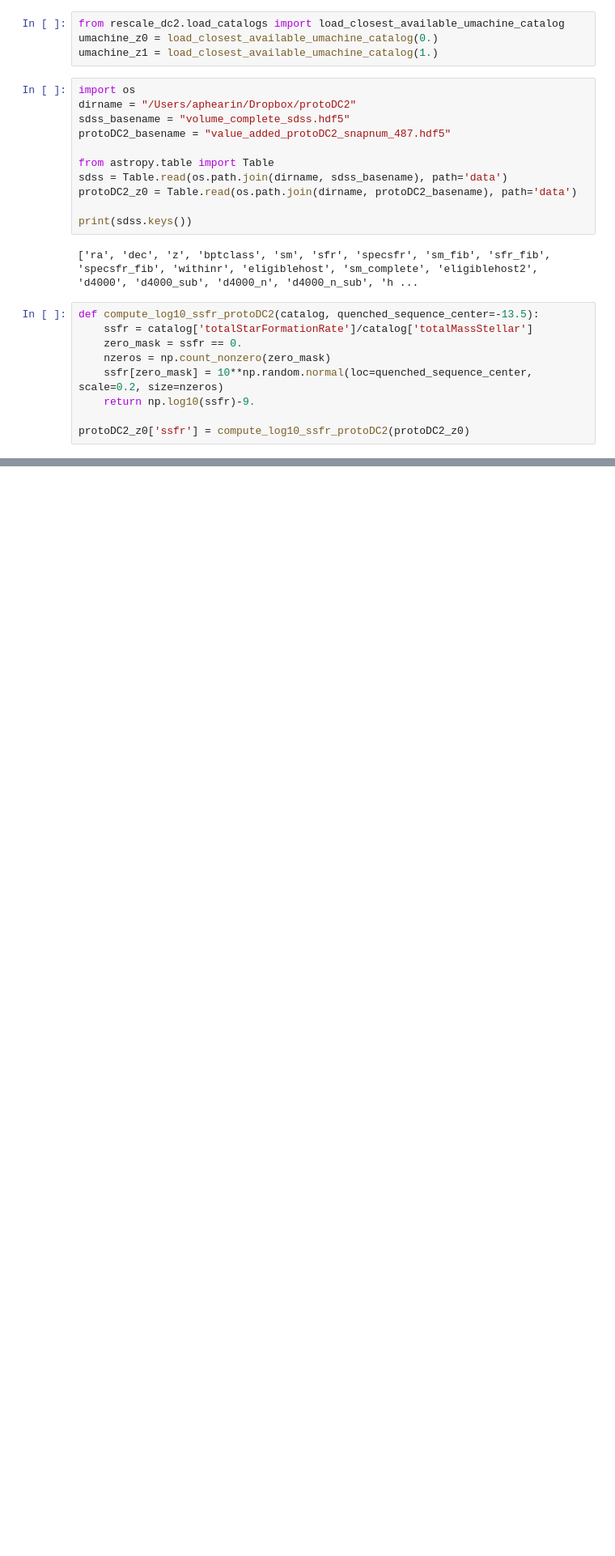
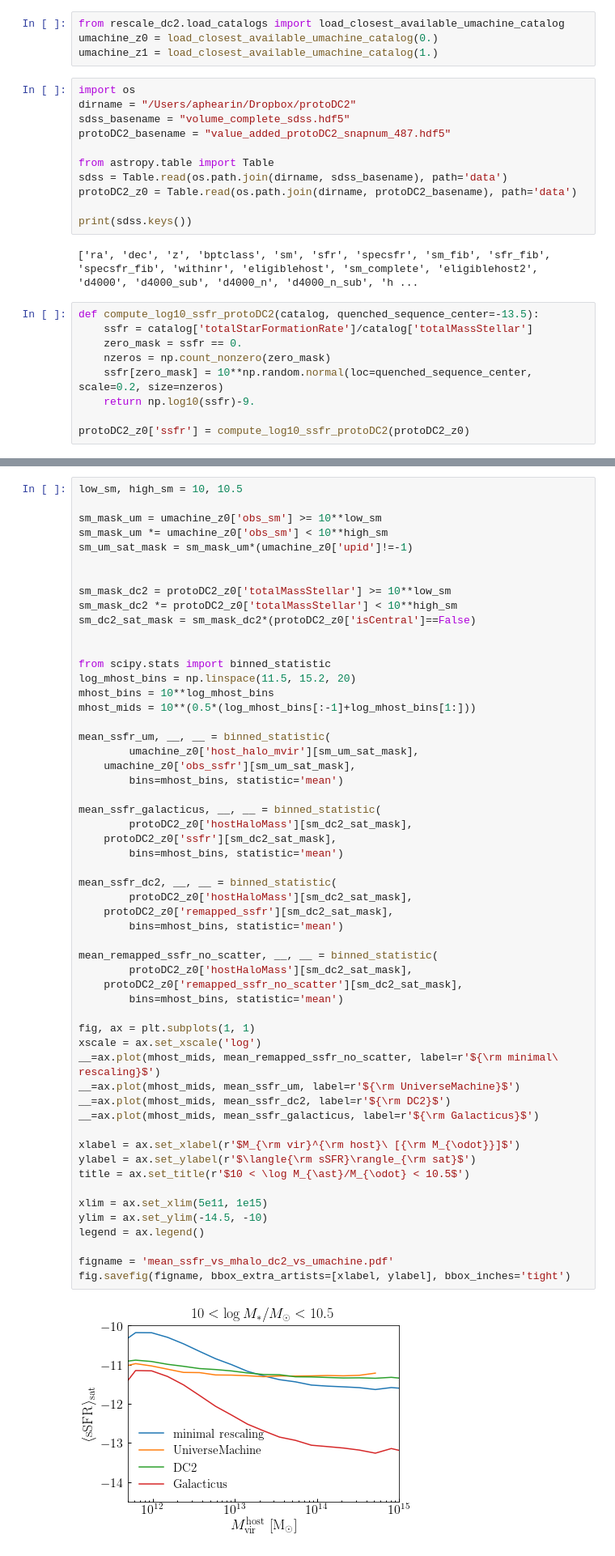
Before and after one commit to dkorytov/rescale_dc2, a Jupyter notebook: notebooks/dc2_ssfr_rescaling.ipynb, the cells around one changed output, grey strips where cells are left out. Shown at 81% size. Saved outputs shown, nothing was run; the diff lists cells and outputs as text; blank space fills up the shorter version.

```diff
--- a/notebooks/dc2_ssfr_rescaling.ipynb
+++ b/notebooks/dc2_ssfr_rescaling.ipynb
@@ -162,0 +277,57 @@ __=ax4.hist(protoDC2_z0['remapped_ssfr'][sm_mask], normed=True, alpha=0.8, bins=
+# %%
+low_sm, high_sm = 10, 10.5
+
+sm_mask_um = umachine_z0['obs_sm'] >= 10**low_sm
+sm_mask_um *= umachine_z0['obs_sm'] < 10**high_sm
+sm_um_sat_mask = sm_mask_um*(umachine_z0['upid']!=-1)
+
+
+sm_mask_dc2 = protoDC2_z0['totalMassStellar'] >= 10**low_sm
+sm_mask_dc2 *= protoDC2_z0['totalMassStellar'] < 10**high_sm
+sm_dc2_sat_mask = sm_mask_dc2*(protoDC2_z0['isCentral']==False)
+
+
+from scipy.stats import binned_statistic
+log_mhost_bins = np.linspace(11.5, 15.2, 20)
+mhost_bins = 10**log_mhost_bins
+mhost_mids = 10**(0.5*(log_mhost_bins[:-1]+log_mhost_bins[1:]))
+
+mean_ssfr_um, __, __ = binned_statistic(
+        umachine_z0['host_halo_mvir'][sm_um_sat_mask],
+    umachine_z0['obs_ssfr'][sm_um_sat_mask],
+        bins=mhost_bins, statistic='mean')
+
+mean_ssfr_galacticus, __, __ = binned_statistic(
+        protoDC2_z0['hostHaloMass'][sm_dc2_sat_mask],
+    protoDC2_z0['ssfr'][sm_dc2_sat_mask],
+        bins=mhost_bins, statistic='mean')
+
+mean_ssfr_dc2, __, __ = binned_statistic(
+        protoDC2_z0['hostHaloMass'][sm_dc2_sat_mask],
+    protoDC2_z0['remapped_ssfr'][sm_dc2_sat_mask],
+        bins=mhost_bins, statistic='mean')
+
+mean_remapped_ssfr_no_scatter, __, __ = binned_statistic(
+        protoDC2_z0['hostHaloMass'][sm_dc2_sat_mask],
+    protoDC2_z0['remapped_ssfr_no_scatter'][sm_dc2_sat_mask],
+        bins=mhost_bins, statistic='mean')
+
+fig, ax = plt.subplots(1, 1)
+xscale = ax.set_xscale('log')
+__=ax.plot(mhost_mids, mean_remapped_ssfr_no_scatter, label=r'${\rm minimal\ rescaling}$')
+__=ax.plot(mhost_mids, mean_ssfr_um, label=r'${\rm UniverseMachine}$')
+__=ax.plot(mhost_mids, mean_ssfr_dc2, label=r'${\rm DC2}$')
+__=ax.plot(mhost_mids, mean_ssfr_galacticus, label=r'${\rm Galacticus}$')
+
+xlabel = ax.set_xlabel(r'$M_{\rm vir}^{\rm host}\ [{\rm M_{\odot}}]$')
+ylabel = ax.set_ylabel(r'$\langle{\rm sSFR}\rangle_{\rm sat}$')
+title = ax.set_title(r'$10 < \log M_{\ast}/M_{\odot} < 10.5$')
+
+xlim = ax.set_xlim(5e11, 1e15)
+ylim = ax.set_ylim(-14.5, -10)
+legend = ax.legend()
+
+figname = 'mean_ssfr_vs_mhalo_dc2_vs_umachine.pdf'
+fig.savefig(figname, bbox_extra_artists=[xlabel, ylabel], bbox_inches='tight')
+# %% [output]
+[figure, added]
```
Also changed, not shown: parts of 5 cells of this notebook.
